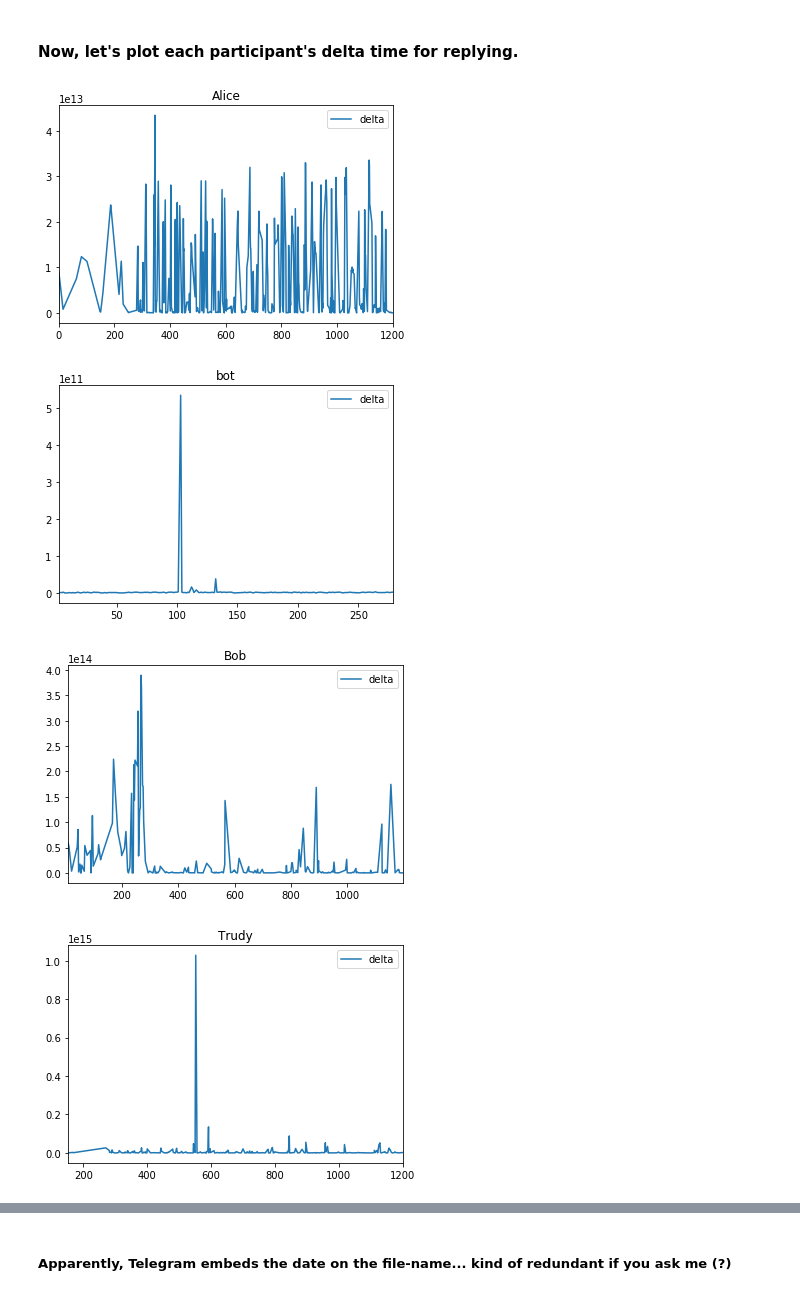
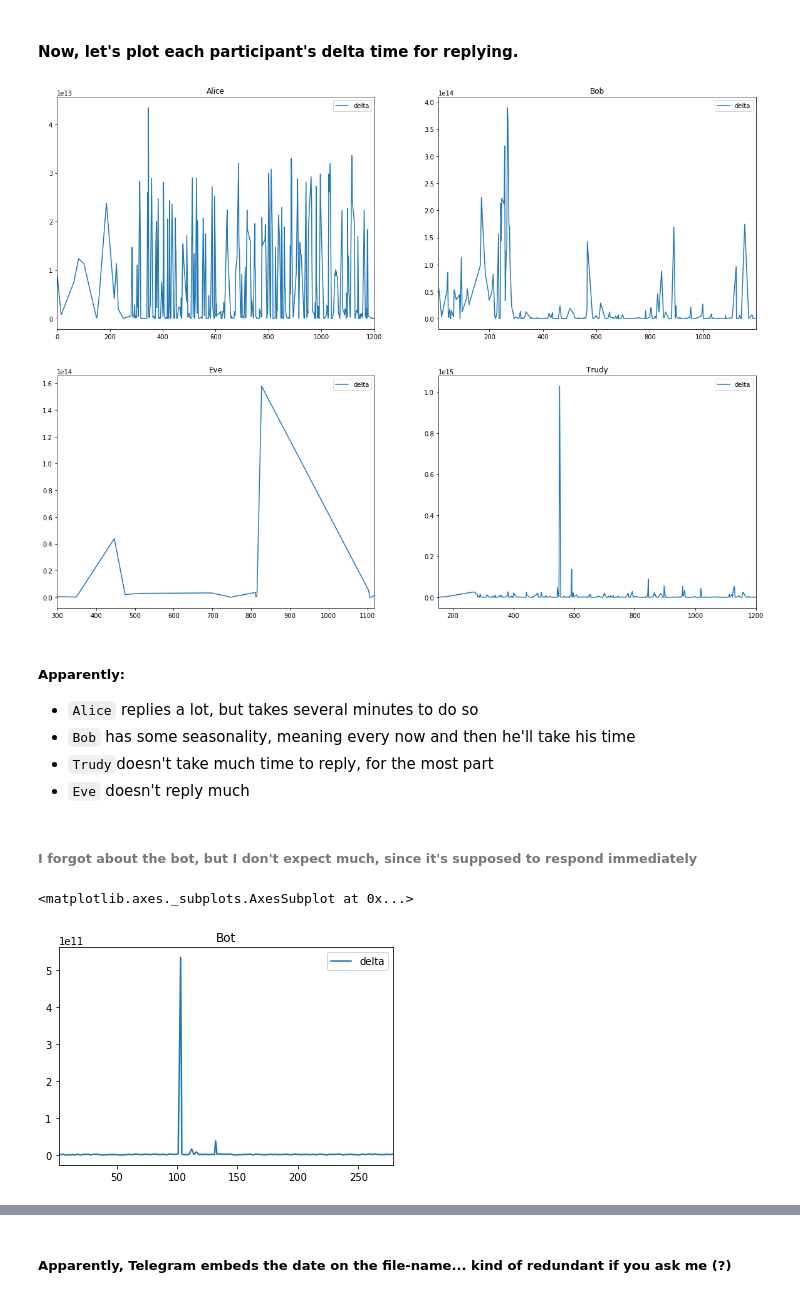
Before and after one commit to galimba/telegram-group-analytics, a Jupyter notebook: terapia_de_grupo.ipynb, the cells around one changed output, grey strips where cells are left out. Drawn from its saved outputs; the diff is of its cells as text; code cells hidden in the pictures.

Commit message:
updating graphs

```diff
--- a/terapia_de_grupo.ipynb
+++ b/terapia_de_grupo.ipynb
@@ -214,11 +215,31 @@ reply_df
 1203 rows × 4 columns
 # %% [markdown]
 #### Now, let's plot each participant's delta time for replying.
+# %%
+# might need this conversion
+#reply_df['delta'] = pd.to_numeric(reply_df['delta'], errors='coerce')
+fig, axes = plt.subplots(nrows=2, ncols=2, figsize=(20, 15))
+reply_df.loc[reply_df['from']=='Alice'].plot(ax=axes[0,0],
+        y='delta',title='Alice'); axes[0,0].set_title('Alice')
+reply_df.loc[reply_df['from']=='Bob'].plot(ax=axes[0,1],
+        y='delta',title='Bob'); axes[0,1].set_title('Bob')
+reply_df.loc[reply_df['from']=='Eve'].plot(ax=axes[1,0],
+        y='delta',title='Eve'); axes[1,0].set_title('Eve')
+reply_df.loc[reply_df['from']=='Trudy'].plot(ax=axes[1,1],
+        y='delta',title='Trudy'); axes[1,1].set_title('Trudy')
+plt.show();
+# %% [output]
+[figure, added]
+# %% [markdown]
+##### Apparently:
+* `Alice` replies a lot, but takes several minutes to do so
+* `Bob` has some seasonality, meaning every now and then he'll take his time
+* `Trudy`doesn't take much time to reply, for the most part
+* `Eve` doesn't reply much
+# %% [markdown]
+###### I forgot about the bot, but I don't expect much, since it's supposed to respond immediately
 # %%
-for friend in reply_df['from'].unique():
-    reply_df.loc[reply_df['from']==friend].plot( y='delta',title=friend)
+reply_df.loc[reply_df['from']=='bot'].plot(y='delta',title='Bot')
 # %% [output]
+<matplotlib.axes._subplots.AxesSubplot at 0x...>
-[figure, old version]
+[figure, new version]
-[figure, removed]
-[figure, removed]
-[figure, removed]
```
Also changed, not shown: parts of 22 cells of this notebook.
